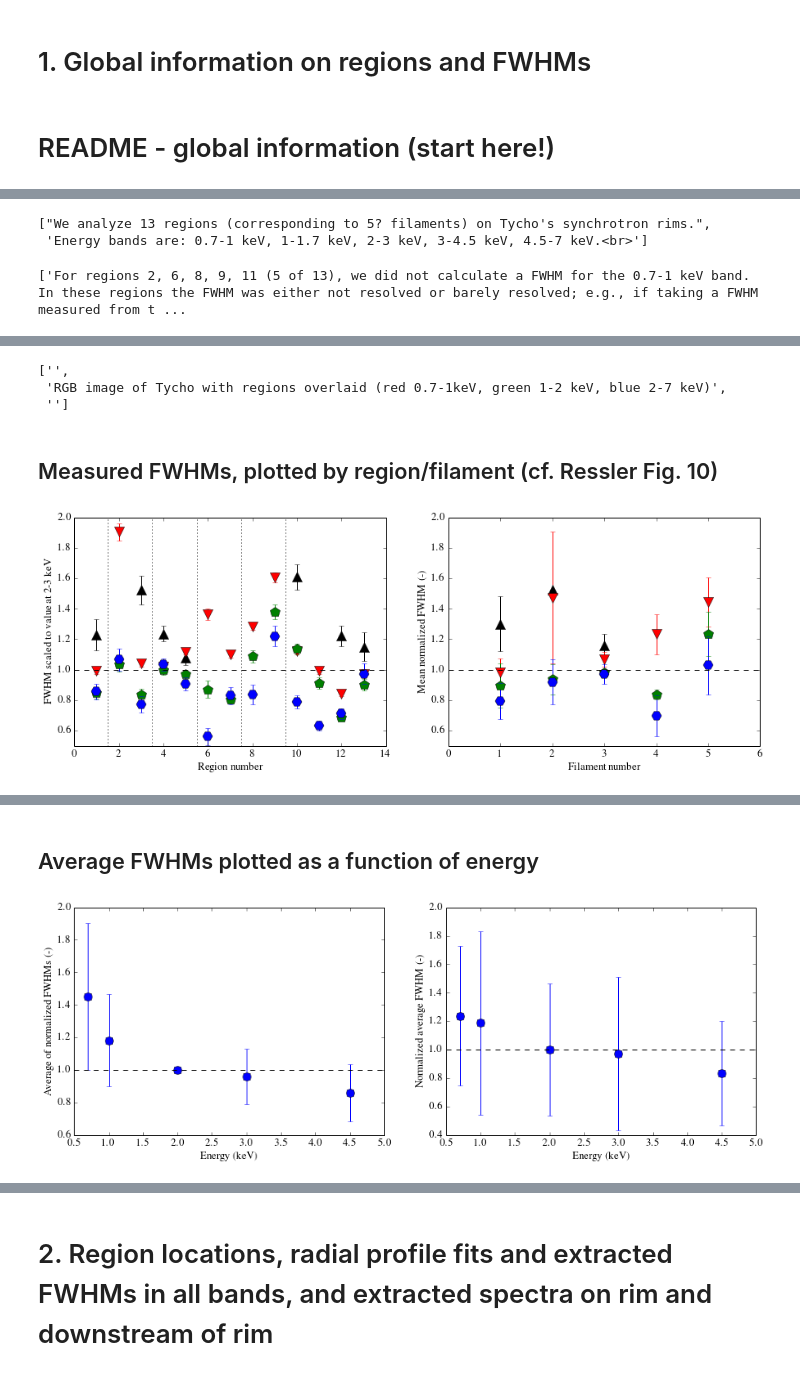
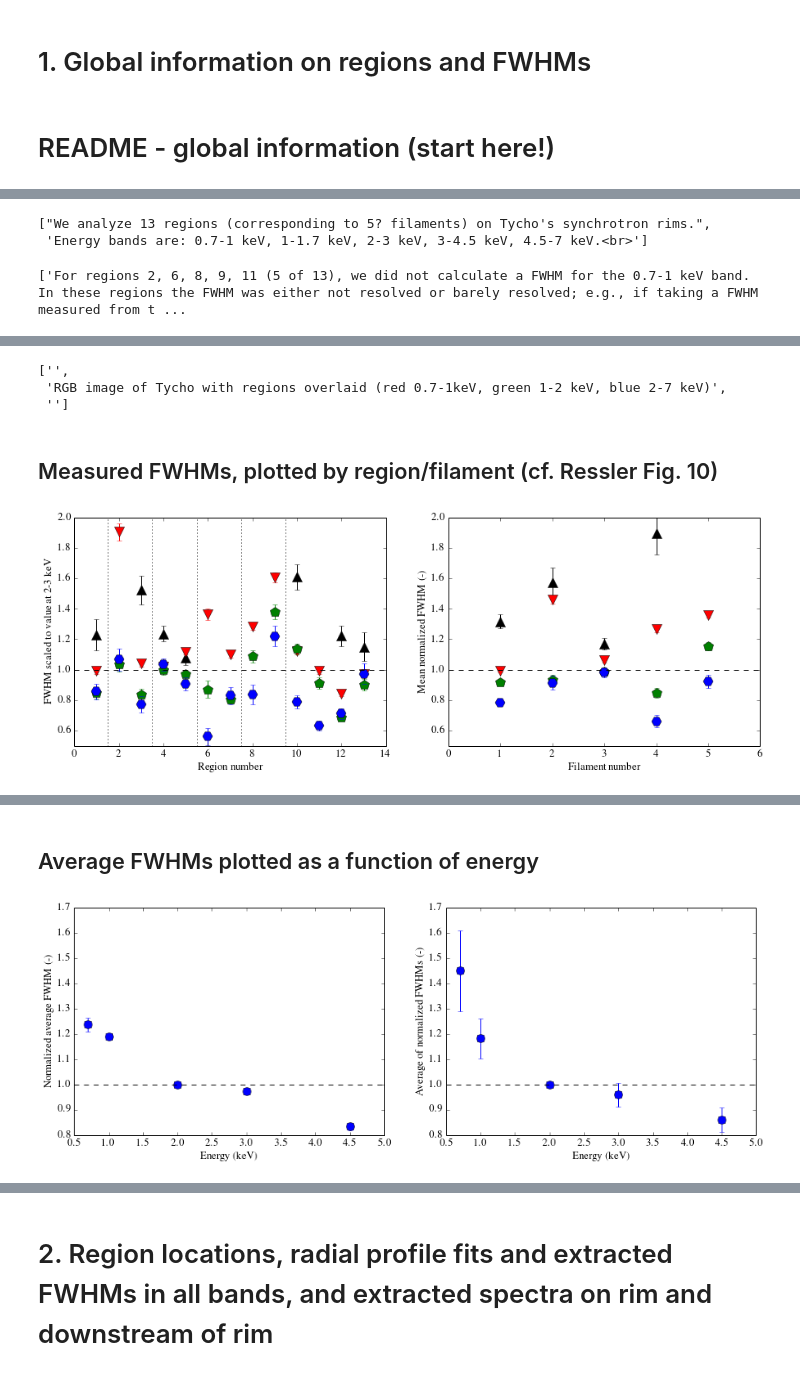
Before and after one commit to aarontran/snr-filaments, a Jupyter notebook: code-profiles/plotter_prfs_specs.ipynb, the cells around one changed output, grey strips where cells are left out. Saved outputs shown, nothing was run; the diff lists cells and outputs as text; code cells hidden in the pictures.

Commit message:
Plot notebook w/Sean's averaging/error procedure

```diff
--- a/code-profiles/plotter_prfs_specs.ipynb
+++ b/code-profiles/plotter_prfs_specs.ipynb
@@ -166,7 +166,7 @@ display(ListPara([("For regions 2, 6, 8, 9, 11 (5 of 13), we did not calculate a
                    "we discarded said measurement.<br>")]))
 
 display(ListPara([("The southern rim was faint and complicated by multiple filaments (mush...). "
-                   "But it may be worth revisiting to check.  The western rim was strong "
+                   "But it may be worth revisiting to check.  The eastern rim was strong "
                    "at high energies, but showed clear line emission.  However this was not "
                    "investigated with our spectra from divided rim/downstream regions.<br>")]))
 
@@ -226,12 +226,25 @@ fplot('Region number', 'FWHM scaled to value at 2-3 keV', axargs=[0,14, 0.5, 2])
 plt.subplot(1,2,2)
 
 for flmt in flmt_regs.keys():
+
+    fwhm_norm = np.nanmean([regions[n][lab_norm]['meas']['fwhm'] for n in flmt_regs[flmt]])
+
     for lab in labels:
         # Normalized FWHMs from each region
-        nfwhms = np.array([regions[n][lab]['meas']['fwhm']/regions[n][lab_norm]['meas']['fwhm']
-                          for n in flmt_regs[flmt]])
+        #nfwhms = np.array([regions[n][lab]['meas']['fwhm']/regions[n][lab_norm]['meas']['fwhm']
+        #                  for n in flmt_regs[flmt]])
+        #if lab != lab_norm:
+        #    plt.errorbar(flmt, np.nanmean(nfwhms), yerr=np.nanstd(nfwhms), fmt=fmts[lowerE[lab]], ms=12)
+
+        n_meanfwhm = np.nanmean([regions[n][lab]['meas']['fwhm'] for n in flmt_regs[flmt]]) / fwhm_norm
+
+        fwhms = np.array([regions[n][lab]['meas']['fwhm'] for n in flmt_regs[flmt]])
+        fwhm_errs = [np.mean(regions[n][lab]['meas']['fwhm-errs']) for n in flmt_regs[flmt]]
+        sean_err = np.nanmean(fwhms) * np.sqrt(np.nansum((fwhm_errs/fwhms)**2)) / len(fwhms[np.isfinite(fwhms)])
+        n_sean_err = sean_err / fwhm_norm
+
         if lab != lab_norm:
-            plt.errorbar(flmt, np.nanmean(nfwhms), yerr=np.nanstd(nfwhms), fmt=fmts[lowerE[lab]], ms=12)
+            plt.errorbar(flmt, n_meanfwhm, yerr=n_sean_err, fmt=fmts[lowerE[lab]], ms=12)
 
 plt.axhline(1, ls='--', c='k')
 fplot('Filament number', 'Mean normalized FWHM (-)', axargs=[0,6, 0.5,2])  # Hides one data point
@@ -244,8 +257,11 @@ plt.show()
 display(ListPara(["FWHMs (normalized to 2-3 keV value) plotted vs. region/filament number.",
                   ("<strong>Left:</strong> FWHM values from all regions; vertical lines "
                    "mark filament groups (note that 10-13, 1 are one filament)."),
-                  ("<strong>Right:</strong> Mean normalized FWHMs for each filament. "
-                   "Errors are 1 stdev. of normalized FWHMs"),
+                  #("<strong>Right:</strong> Mean normalized FWHMs for each filament. "
+                  # "Errors are 1 stdev. of normalized FWHMs"),
+                  ("<strong>Right:</strong> Normalized mean FWHMs for each filament. "
+                   "Errors follow approx. procedure of Sean's paper (add in quadrature, divide by n points)"),
+                  "",
                   ("Black, red triangles represent 0.7-1 keV, 1-1.7 keV; "
                    "green pentagons, blue hexagons represent 3-4.5, 4.5-7 keV respectively."),
                   "One data point (Filament 4 / Region 7's 0.7-1keV FWHM, value 2.6) omitted to better show data."]))
@@ -262,23 +278,9 @@ plt.figure(figsize=(15,5))
 lab_norm = '2-3kev'  # same spiel about updating captions/figure labels.  Be careful...
 
 # ---------------------------
-# Average of normalized FWHMs
+# Normalized average of FWHMs
 # ---------------------------
 plt.subplot(1,2,1)
-
-for lab in labels:
-    fwhms = [regions[n][lab]['meas']['fwhm']/regions[n][lab_norm]['meas']['fwhm']
-             for n in regions.keys()]
-    plt.errorbar(lowerE[lab], np.nanmean(fwhms), yerr=np.nanstd(fwhms), fmt='ob', ms=10)
-
-plt.axhline(1, ls='--', c='k')
-
-fplot('Energy (keV)', 'Average of normalized FWHMs (-)', axargs=[0.5, 5, plt.ylim()[0], plt.ylim()[1]])
-
-# ---------------------------
-# Normalized average of FWHMs
-# ---------------------------
-plt.subplot(1,2,2)
 
 ens = []
 fwhm_ave_vals = []
@@ -286,9 +288,13 @@ fwhm_ave_errs = []
 for lab in labels:
     ens.append(lowerE[lab])
     # Get all fwhms in energy band
-    fwhms = [regions[n][lab]['meas']['fwhm'] for n in regions.keys()]
+    fwhms = np.array([regions[n][lab]['meas']['fwhm'] for n in regions.keys()])
+    fwhm_errs = np.array([np.mean(regions[n][lab]['meas']['fwhm-errs']) for n in regions.keys()])
+
+    sean_err = np.nanmean(fwhms) * np.sqrt(np.nansum((fwhm_errs/fwhms)**2)) / len(fwhms[np.isfinite(fwhms)])
+
     fwhm_ave_vals.append(np.nanmean(fwhms))
-    fwhm_ave_errs.append(np.nanstd(fwhms))
+    fwhm_ave_errs.append(sean_err)
 
 # Normalize
 nrm_factor = fwhm_ave_vals[2]  # FWHM at 2-3kev.  A grave sin is committed herein
@@ -298,7 +304,21 @@ fwhm_ave_errs = np.array(fwhm_ave_errs) / nrm_factor
 plt.errorbar(ens, fwhm_ave_vals, yerr=fwhm_ave_errs, fmt='ob', ms=10)
 plt.axhline(1, ls='--', c='k')
 
-fplot('Energy (keV)', 'Normalized average FWHM (-)', axargs=[0.5, 5, plt.ylim()[0], plt.ylim()[1]])
+fplot('Energy (keV)', 'Normalized average FWHM (-)', axargs=[0.5, 5, 0.8, 1.7])
+
+# ---------------------------
+# Average of normalized FWHMs
+# ---------------------------
+plt.subplot(1,2,2)
+
+for lab in labels:
+    fwhms = np.array([regions[n][lab]['meas']['fwhm']/regions[n][lab_norm]['meas']['fwhm']
+                      for n in regions.keys()])
+    plt.errorbar(lowerE[lab], np.nanmean(fwhms), yerr=np.nanstd(fwhms)/np.sqrt(len(fwhms[np.isfinite(fwhms)])), fmt='ob', ms=10)
+
+plt.axhline(1, ls='--', c='k')
+
+fplot('Energy (keV)', 'Average of normalized FWHMs (-)', axargs=[0.5, 5, 0.8, 1.7])
 
 # -------------
 # Show me state
@@ -306,9 +326,9 @@ fplot('Energy (keV)', 'Normalized average FWHM (-)', axargs=[0.5, 5, plt.ylim()[
 plt.show()
 
 display(ListPara(["Globally averaged FWHMs (normalized to 2-3 keV value) plotted vs. energy.",
-                  "<strong>Left:</strong> mean of normalized FWHMs (normalize within each region, then average)",
-                  "<strong>Right:</strong> normalized mean FWHMs (average, then normalize among averages)",
-                  "Plotted errors = 1 std. dev. of normalized FWHMs.  No error bar on 2-3 keV"
-                  "value in left plot as normalized FWHMs are all unity (std. dev. = 0)"]))
+                  "<strong>Left:</strong> normalized mean FWHMs (average, then normalize among averages).",
+                  "Plotted errors follow Sean's procedure.  No error bar on 2-3 keV ",
+                  "<strong>Right:</strong> mean of normalized FWHMs (normalize within each region, then average).",
+                  "Error is std. error of mean (no error bar on 2-3 keV since normalized FWHMs are all unity)"]))
 # %% [output]
 README - global information (start here!)
@@ -322,6 +342,6 @@ README - global information (start here!)
  'RGB image of Tycho with regions overlaid (red 0.7-1keV, green 1-2 keV, blue 2-7 keV)',
  '']
 Measured FWHMs, plotted by region/filament (cf. Ressler Fig. 10)
-[figure, old version]
+[figure, new version]
 ['FWHMs (normalized to 2-3 keV value) plotted vs. region/filament number.',
  '<strong>Left:</strong> FWHM values from all regions; vertical lines mark filament groups (note that 10-13, 1 are one filament).',
@@ -329,5 +350,5 @@ Measured FWHMs, plotted by region/filament (cf. Ressler Fig. 10)
  'Black, red triangles represent 0.7-1 keV, 1-1.7 keV; green pentagons, blue hexagons represent 3-4.5, 4.5-7 keV respectively.',
  "One data point (Filament 4 / Region 7's 0.7-1keV FWHM, value 2.6) omitted to better show data."]
 Average FWHMs plotted as a function of energy
-[figure, old version]
+[figure, new version]
 ['Globally averaged FWHMs (normalized to 2-3 keV value) plotted vs. energy.',
```
Also changed, not shown: parts of 2 cells of this notebook, 1 other file.
